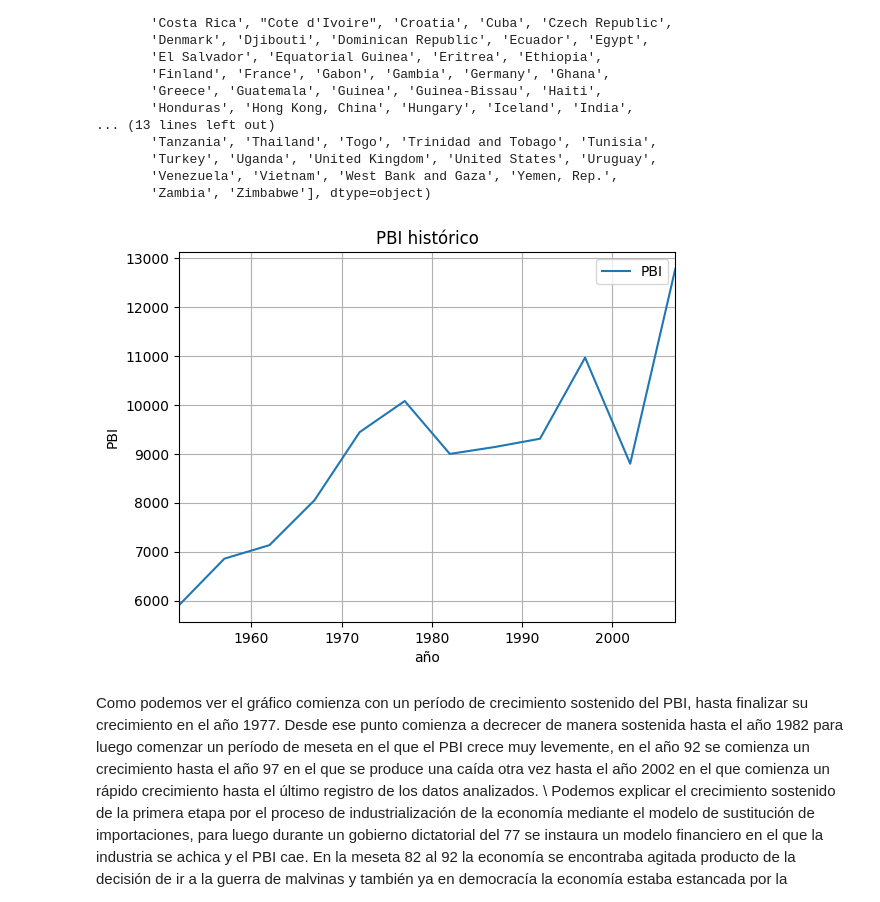
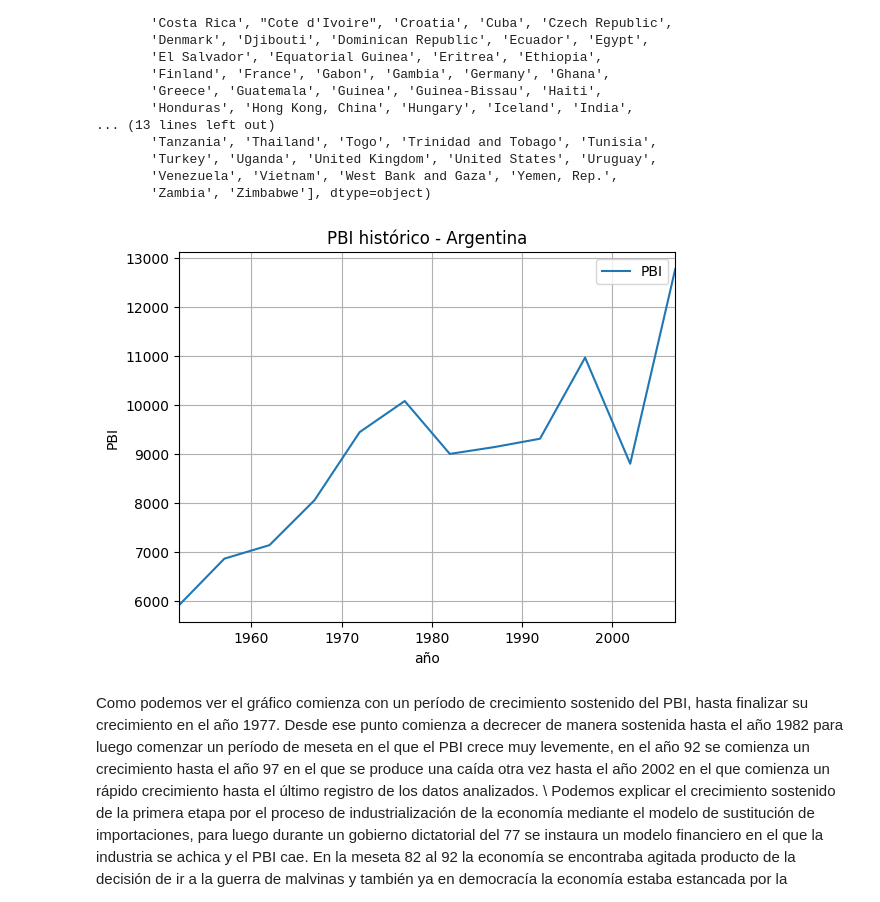
Before and after one commit to juansearg/colab, a Jupyter notebook: TP1_grupo_23.ipynb, the cells around one changed output. Drawn from its saved outputs; the diff is of its cells as text; code cells hidden in the pictures.

```diff
--- a/TP1_grupo_23.ipynb
+++ b/TP1_grupo_23.ipynb
@@ -590,32 +587,32 @@ array(['Afghanistan', 'Albania', 'Algeria', 'Angola', 'Argentina',
 # %%
 pais = "Argentina"
 data = gapminder[gapminder.country == pais]
 year = data.year # eje x
 PBI = data.gdpPercap # eje y
 
 # Creamos los gráficos.
 
 plt.plot(year,PBI, label='PBI')
 
 
 # Limitamos el rango de x al rango de los años registrados
 plt.xlim(min(year),max(year))
 
 # Ejecutamos el comando para que muestre la grilla
 plt.grid()
 
 # Etiquetamos el eje x y eje y
 plt.xlabel('año')
 plt.ylabel('PBI')
 
 # Colocamos un título.
-plt.title('PBI histórico')
+plt.title('PBI histórico - Argentina')
 
 plt.legend() # Comando para que muestre las etiquetas.
 
 plt.show()
 # %% [output]
-[figure, old version]
+[figure, new version]
 # %% [markdown]
 Como podemos ver el gráfico comienza con un período de crecimiento sostenido del PBI, hasta finalizar su crecimiento en el año 1977. Desde ese punto comienza a decrecer de manera sostenida hasta el año 1982 para luego comenzar un período de meseta en el que el PBI crece muy levemente, en el año 92 se comienza un crecimiento hasta el año 97 en el que se produce una caída otra vez hasta el año 2002 en el que comienza un rápido crecimiento hasta el último registro de los datos analizados. \\
 Podemos explicar el crecimiento sostenido de la primera etapa por el proceso de industrialización de la economía mediante el modelo de sustitución de importaciones, para luego durante un gobierno dictatorial del 77 se instaura un modelo financiero en el que la industria se achica y el PBI cae. En la meseta 82 al 92 la economía se encontraba agitada producto de la decisión de ir a la guerra de malvinas y también ya en democracía la economía estaba estancada por la hiperinflación. Durante la primera etapa de la convertibilidad se produce un crecimiento del PBI que contrasta con la caída PBI durante la segunda etapa. Ya en 2002 comienza un proceso de reactivación de la industría y una etapa de altos valores internacionales de los commodities que se refleja en un fuerte aumento del PBI.
```
Also changed, not shown: parts of 1 cell of this notebook.
